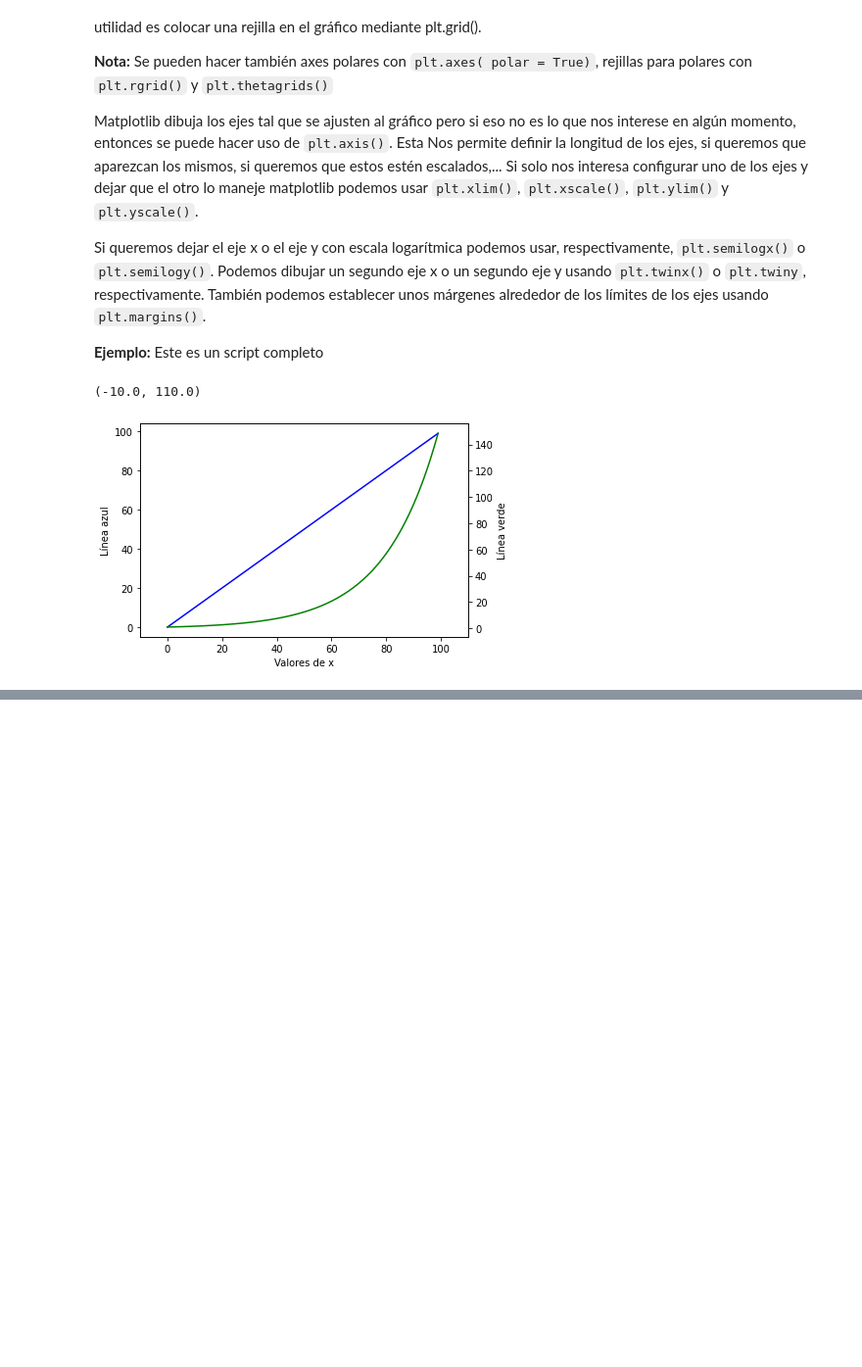
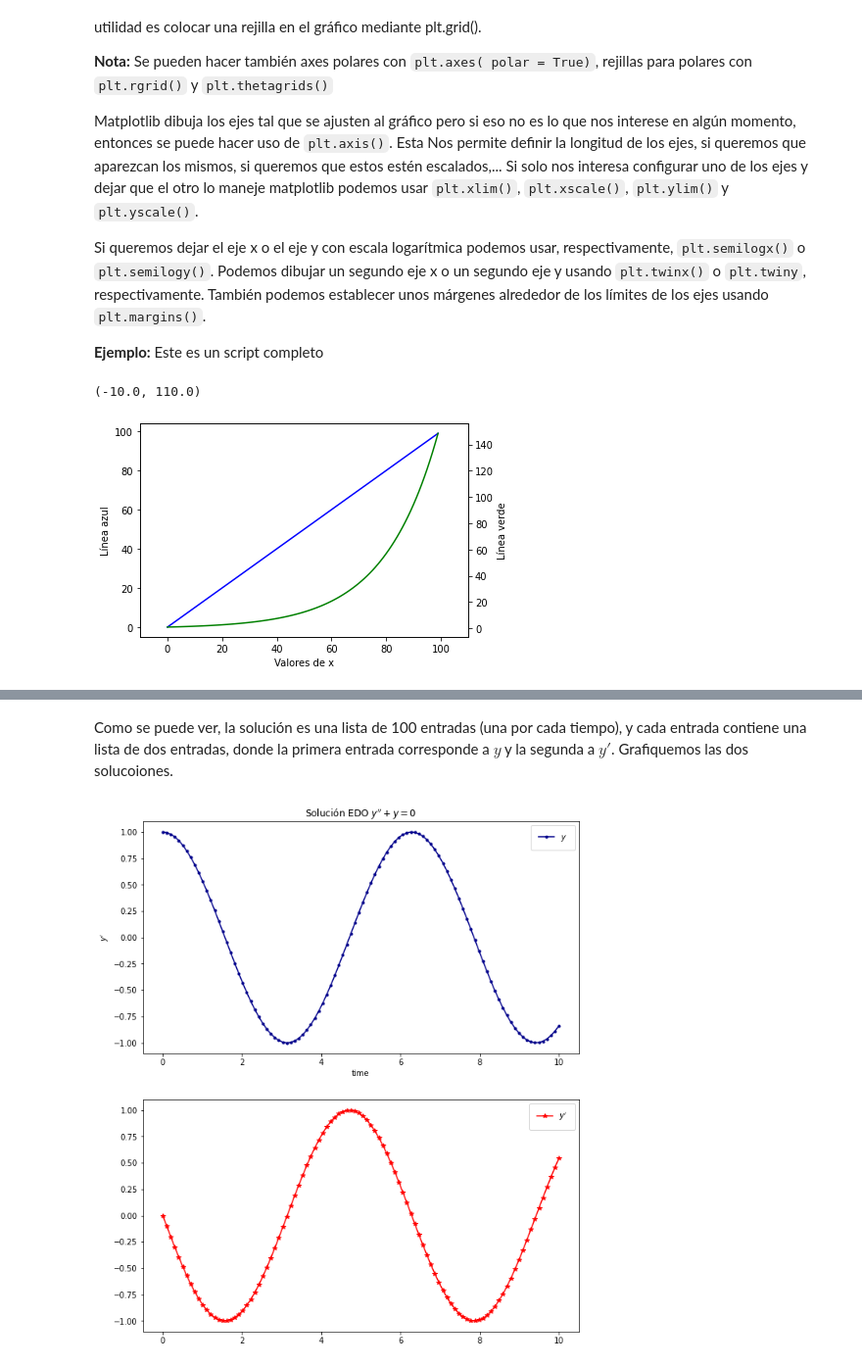
Before and after one commit to casfisica/Fisica_Computacional-1_2020-II, a Jupyter notebook: VisualizacionPython.ipynb, the cells around one changed output, grey strips where cells are left out. Shown at 98% size. Saved outputs shown, nothing was run; the diff lists cells and outputs as text; code cells hidden in the pictures; blank space fills up the shorter version.

```diff
--- a/VisualizacionPython.ipynb
+++ b/VisualizacionPython.ipynb
@@ -483,0 +529,12 @@ plt.xlim(-10,110)
+# %%
+# Definimos la función
+def f(y, t):
+    return np.array([y[1], -y[0]])
+# Las condiciones iniciales
+y0 = np.array([1.0, 0.0])
+# interbalo de integración
+t = np.linspace(0,10, 100)
+# Realizamos la integración
+sol = odeint(f, y0, t)
+#Veamos la solución
+print(sol)
@@ -483,0 +559,23 @@ plt.xlim(-10,110)
+# %% [markdown]
+Como se puede ver, la solución es una lista de 100 entradas (una por cada tiempo), y cada entrada contiene una lista de dos entradas, donde la primera entrada corresponde a $y$ y la segunda a $y'$. Grafiquemos las dos solucoiones.
+# %%
+# Se define las graficas
+fig, (ax1,ax2) = plt.subplots(2,1,figsize=(10, 12))
+# los valores de los ejes y el marcador
+ax1.plot(t, sol[:, 0], marker = '.',color = 'darkblue')
+ax2.plot(t, sol[:, 1], marker = '*',color = 'red')
+# accedo a las propiedades de la leyenda y las modifico
+ax1.legend(["$y$"], loc='upper right', borderaxespad=0.5, borderpad=1)
+ax2.legend(["$y'$"], loc='upper right', borderaxespad=0.5, borderpad=1)
+
+# Se ponen titulo y nombre de los ejes
+ax1.set(title = "Solución EDO $y''+y=0$",
+       xlabel = "time",
+       ylabel = "$y$")
+ax1.set(#title = "Solución EDO $y''+y=0$",
+       xlabel = "time",
+       ylabel = "$y'$")
+
+plt.show()
+# %% [output]
+[figure, added]
```
Also changed, not shown: parts of 8 cells of this notebook, 1 other file.
